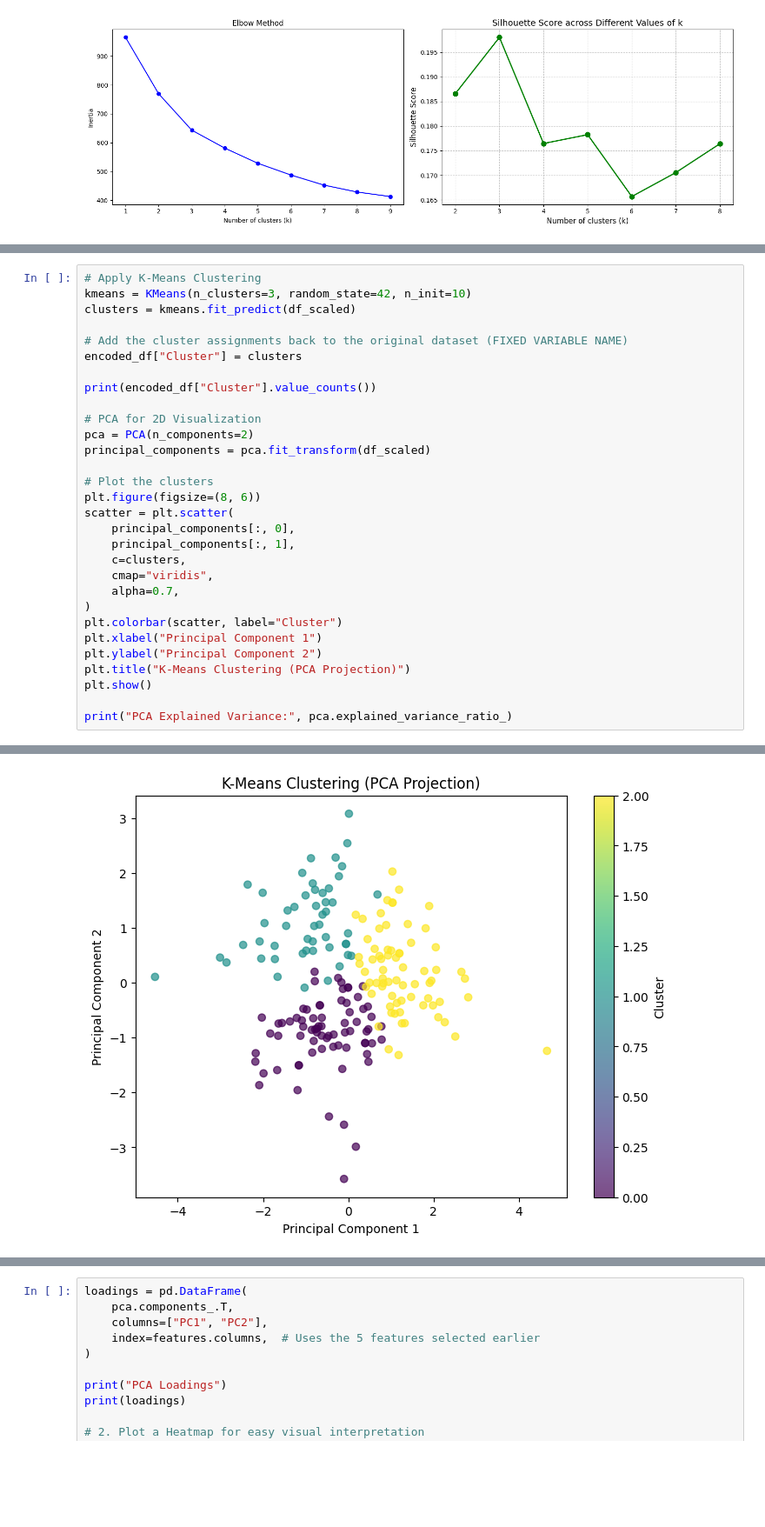
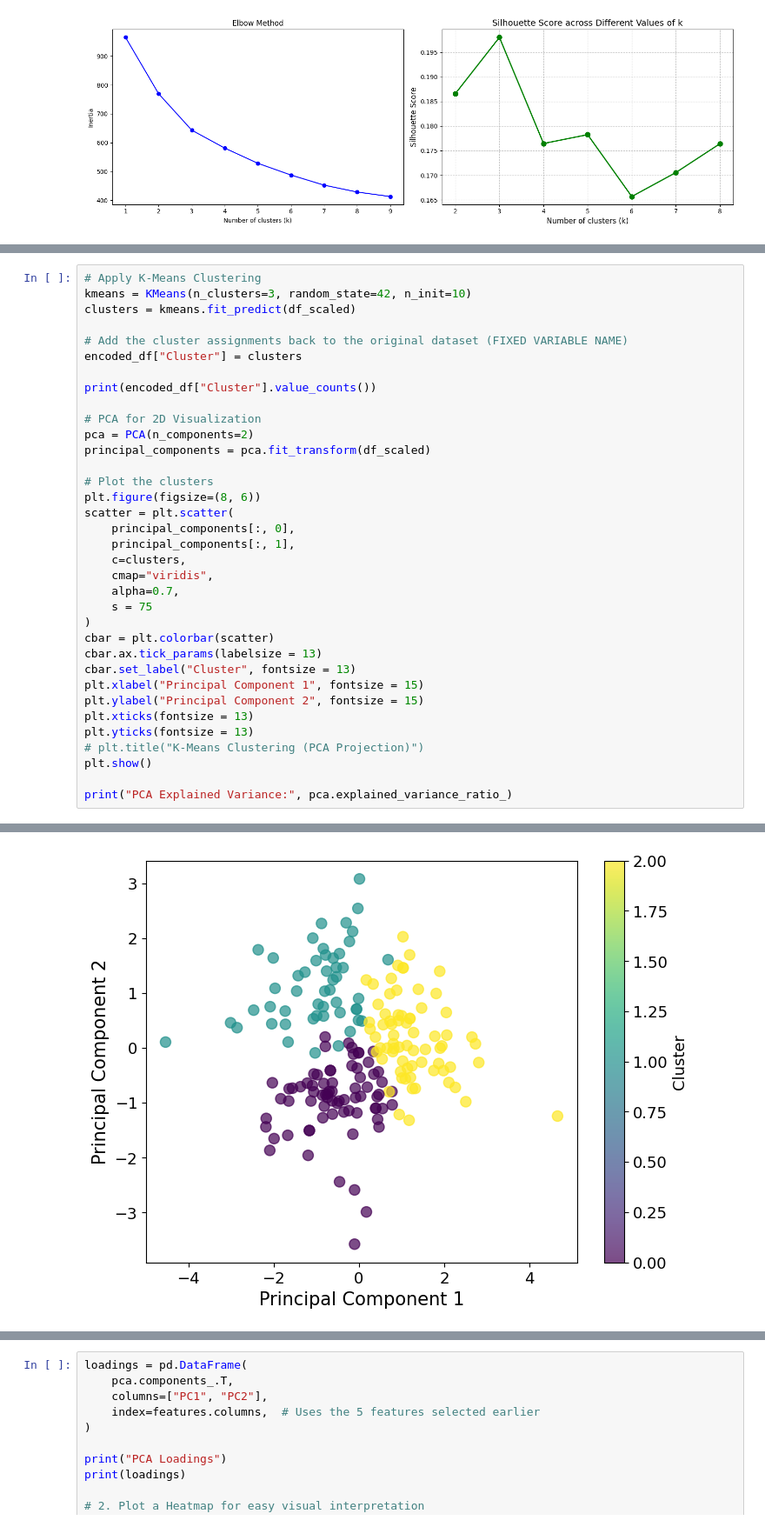
Before and after one commit to longlinh123456/final_project, a Jupyter notebook: source/unsupervised.ipynb, the cells around one changed output, grey strips where cells are left out. Shown at 87% size. Drawn from its saved outputs; the diff is of its cells as text; blank space fills up the shorter version.

Commit message:
Modify PCA projection visualization

```diff
--- a/source/unsupervised.ipynb
+++ b/source/unsupervised.ipynb
@@ -264,38 +269,43 @@ K=8 Score: 0.1764
 kmeans = KMeans(n_clusters=3, random_state=42, n_init=10)
 clusters = kmeans.fit_predict(df_scaled)
 
 # Add the cluster assignments back to the original dataset (FIXED VARIABLE NAME)
 encoded_df["Cluster"] = clusters
 
 print(encoded_df["Cluster"].value_counts())
 
 # PCA for 2D Visualization
 pca = PCA(n_components=2)
 principal_components = pca.fit_transform(df_scaled)
 
 # Plot the clusters
 plt.figure(figsize=(8, 6))
 scatter = plt.scatter(
     principal_components[:, 0],
     principal_components[:, 1],
     c=clusters,
     cmap="viridis",
     alpha=0.7,
+    s = 75
 )
-plt.colorbar(scatter, label="Cluster")
-plt.xlabel("Principal Component 1")
-plt.ylabel("Principal Component 2")
-plt.title("K-Means Clustering (PCA Projection)")
+cbar = plt.colorbar(scatter)
+cbar.ax.tick_params(labelsize = 13)
+cbar.set_label("Cluster", fontsize = 13)
+plt.xlabel("Principal Component 1", fontsize = 15)
+plt.ylabel("Principal Component 2", fontsize = 15)
+plt.xticks(fontsize = 13)
+plt.yticks(fontsize = 13)
+# plt.title("K-Means Clustering (PCA Projection)")
 plt.show()
 
 print("PCA Explained Variance:", pca.explained_variance_ratio_)
 # %% [output]
 Cluster
 0    73
 2    70
 1    50
 Name: count, dtype: int64
-[figure, old version]
+[figure, new version]
 PCA Explained Variance: [0.31821889 0.23066002]
 # %%
 loadings = pd.DataFrame(
```
Also changed, not shown: parts of 2 cells of this notebook.
